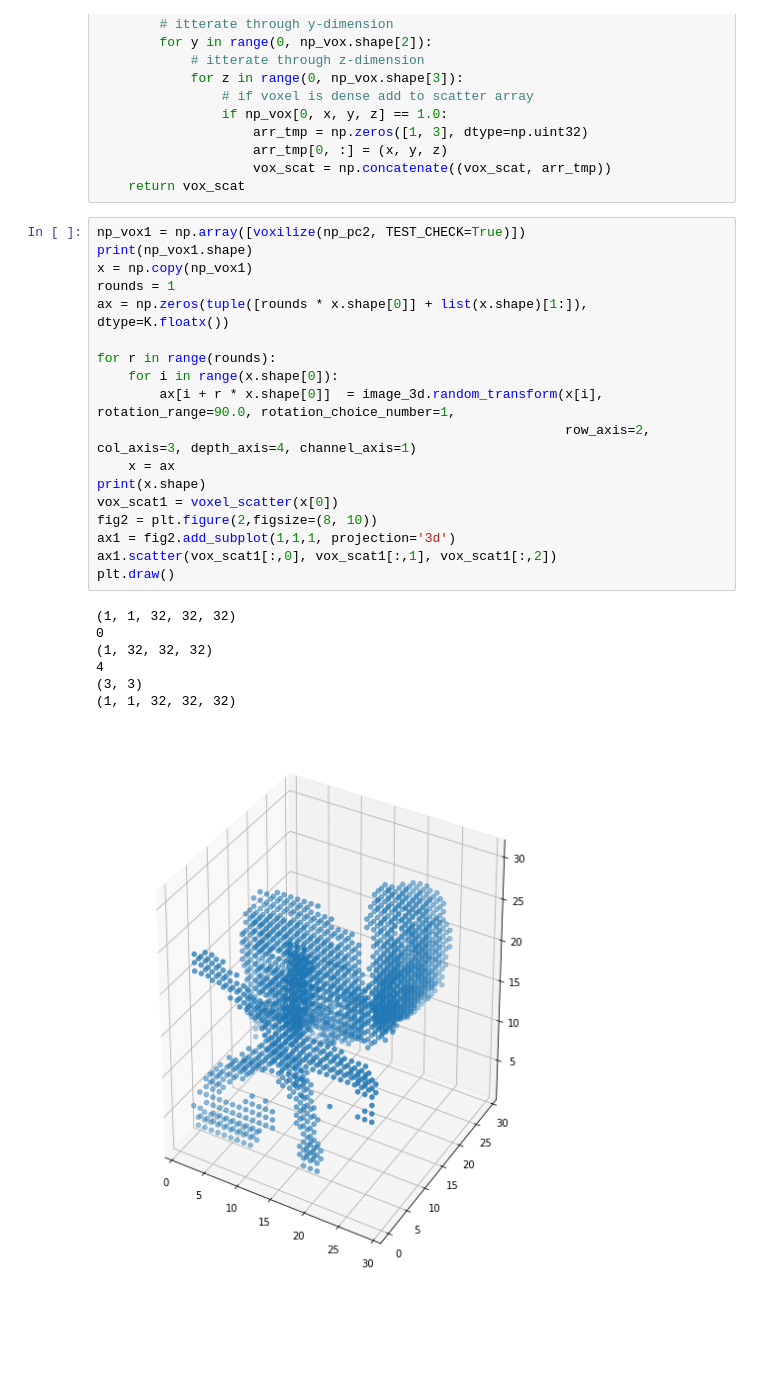
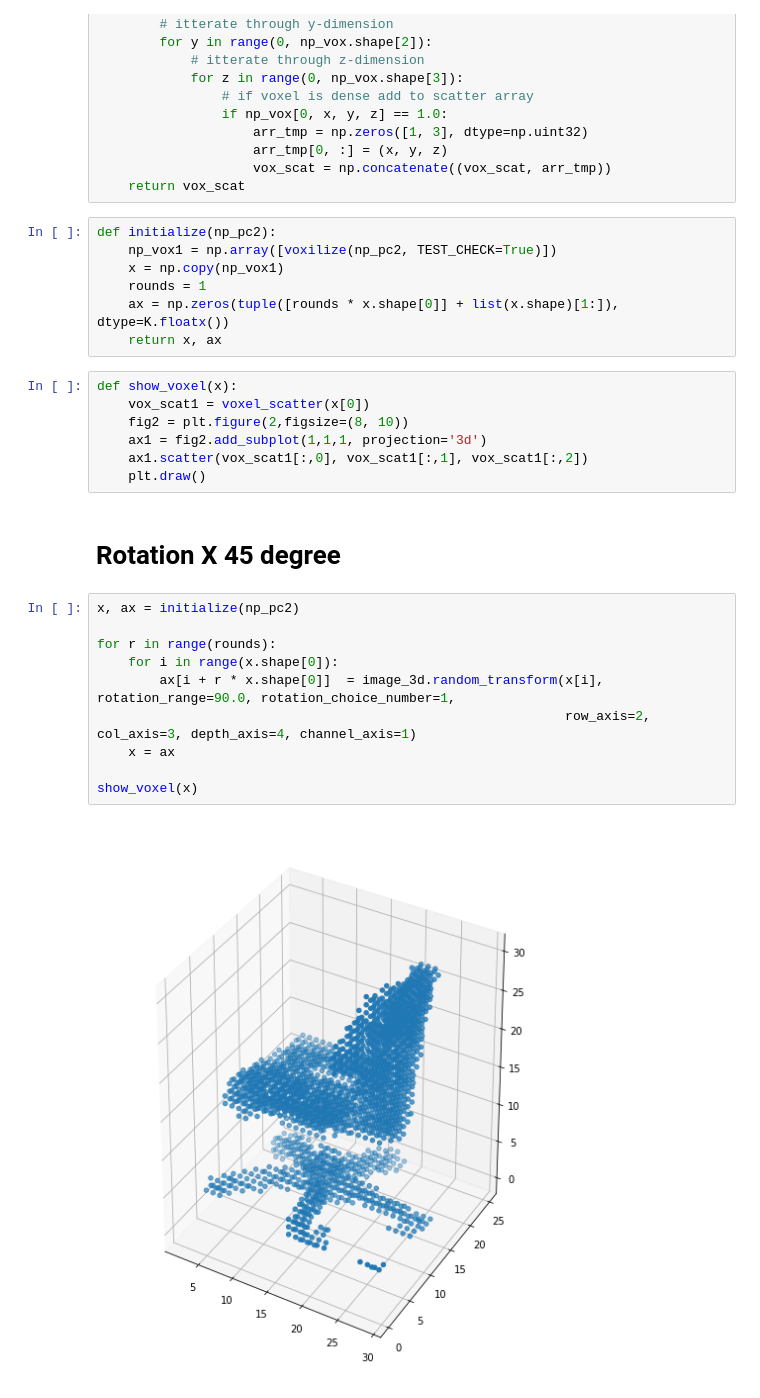
Before and after one commit to keras-team/keras-contrib, a Jupyter notebook: keras_contrib/preprocessing/data_arguments_confirm.ipynb, the cells around one changed output. Drawn from its saved outputs; the diff is of its cells as text; blank space fills up the shorter version.

Commit message:
Add notebook image 3d data argumentation
For check preprocess 3d data

```diff
--- a/keras_contrib/preprocessing/data_arguments_confirm.ipynb
+++ b/keras_contrib/preprocessing/data_arguments_confirm.ipynb
@@ -85,29 +87,31 @@ def voxel_scatter(np_vox):
                     arr_tmp[0, :] = (x, y, z)
                     vox_scat = np.concatenate((vox_scat, arr_tmp))
     return vox_scat
+# %%
+def initialize(np_pc2):
+    np_vox1 = np.array([voxilize(np_pc2, TEST_CHECK=True)])
+    x = np.copy(np_vox1)
+    rounds = 1
+    ax = np.zeros(tuple([rounds * x.shape[0]] + list(x.shape)[1:]), dtype=K.floatx())
+    return x, ax
+# %%
+def show_voxel(x):
+    vox_scat1 = voxel_scatter(x[0])
+    fig2 = plt.figure(2,figsize=(8, 10))
+    ax1 = fig2.add_subplot(1,1,1, projection='3d')
+    ax1.scatter(vox_scat1[:,0], vox_scat1[:,1], vox_scat1[:,2])
+    plt.draw()
+# %% [markdown]
+# Rotation X 45 degree
 # %%
-np_vox1 = np.array([voxilize(np_pc2, TEST_CHECK=True)])
-print(np_vox1.shape)
-x = np.copy(np_vox1)
-rounds = 1
-ax = np.zeros(tuple([rounds * x.shape[0]] + list(x.shape)[1:]), dtype=K.floatx())
+x, ax = initialize(np_pc2)
 
 for r in range(rounds):
     for i in range(x.shape[0]):
         ax[i + r * x.shape[0]]  = image_3d.random_transform(x[i], rotation_range=90.0, rotation_choice_number=1,
                                                             row_axis=2, col_axis=3, depth_axis=4, channel_axis=1)
     x = ax
-print(x.shape)
-vox_scat1 = voxel_scatter(x[0])
-fig2 = plt.figure(2,figsize=(8, 10))
-ax1 = fig2.add_subplot(1,1,1, projection='3d')
-ax1.scatter(vox_scat1[:,0], vox_scat1[:,1], vox_scat1[:,2])
-plt.draw()
+
+show_voxel(x)
 # %% [output]
-(1, 1, 32, 32, 32)
-0
-(1, 32, 32, 32)
-4
-(3, 3)
-(1, 1, 32, 32, 32)
-[figure, old version]
+[figure, new version]
```
Also changed, not shown: parts of 17 cells of this notebook.
